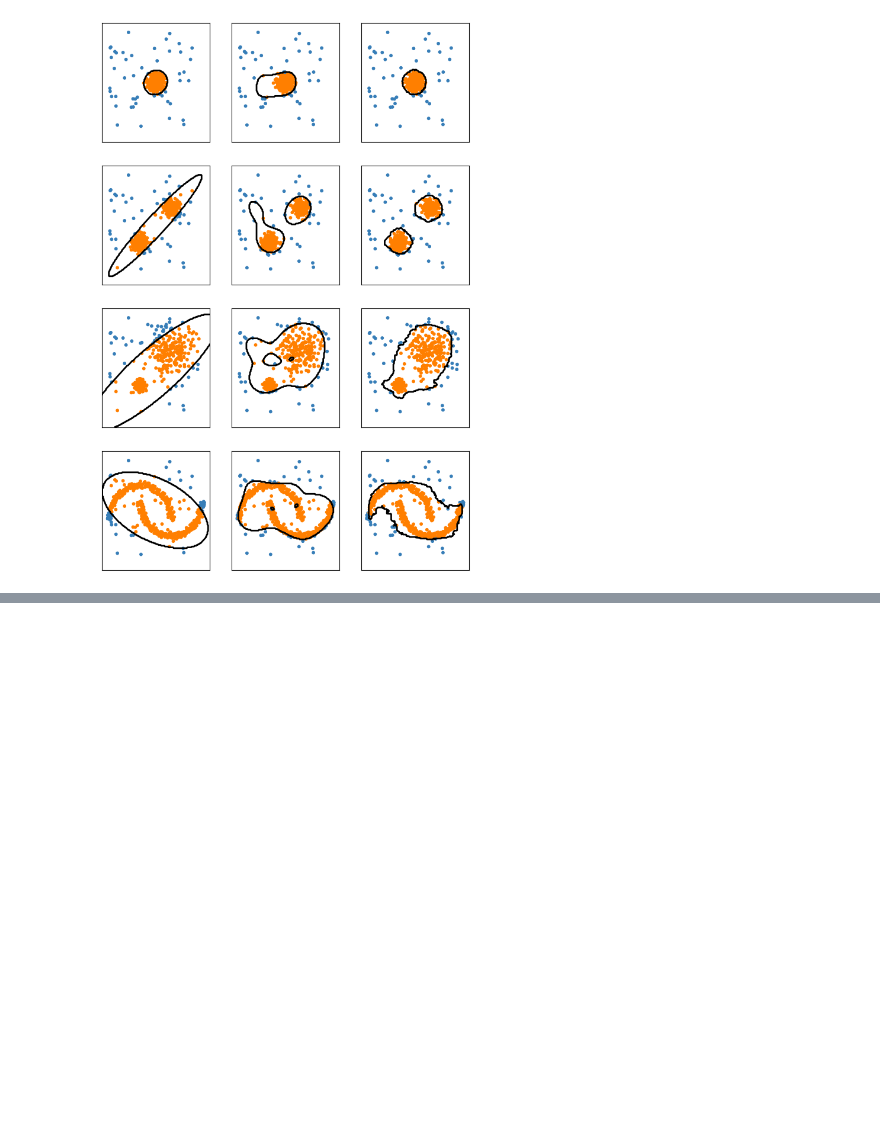
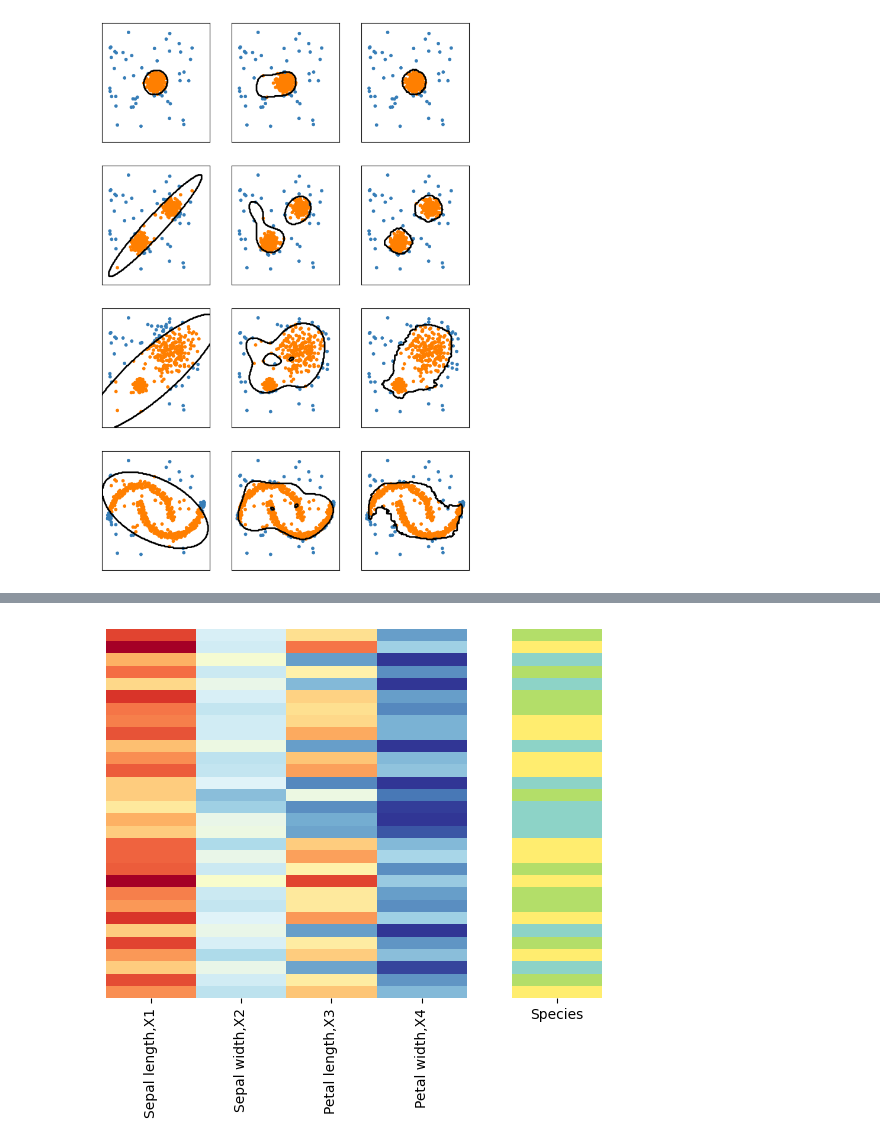
Before and after one commit to Arch-jyh/iris_books, a Jupyter notebook: book1/29/exercise.ipynb, the cells around one changed output, grey strips where cells are left out. Saved outputs shown, nothing was run; the diff lists cells and outputs as text; code cells hidden in the pictures; blank space fills up the shorter version.

```diff
--- a/book1/29/exercise.ipynb
+++ b/book1/29/exercise.ipynb
@@ -353,0 +396,7 @@ for idx,X in enumerate(datasets): #enumerate输出序号给idx(在前) X为正
+# %%
+df_test = pd.DataFrame(np.c_[X_test,y_test],
+                       columns = columns)
+# %%
+visualize(df_test)
+# %% [output]
+[figure, added]
```
Also changed, not shown: parts of 8 cells of this notebook, 3 other files.
